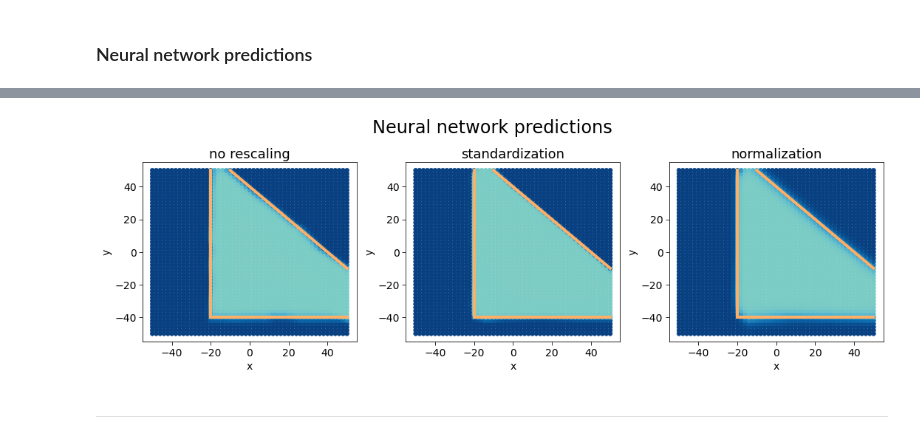
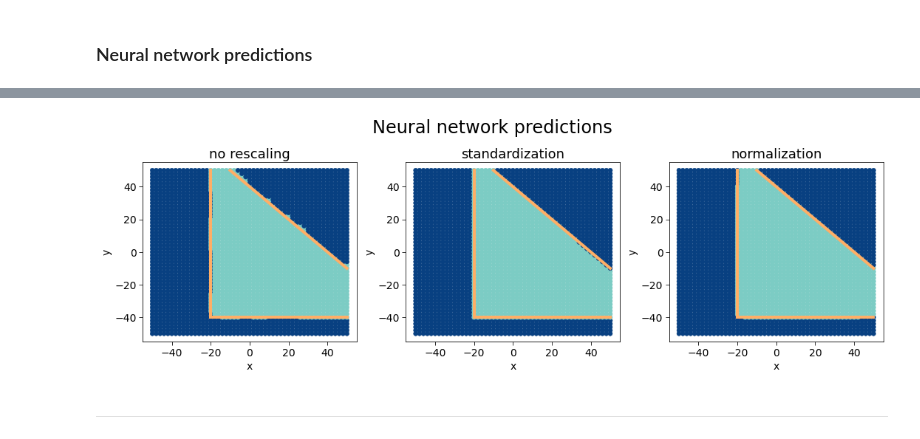
Before and after one commit to niklai99/LCP-modB, a Jupyter notebook: 02-DNN/02-DNN-3.ipynb, the cells around one changed output, grey strips where cells are left out. Cells and saved outputs as stored; diff of their text form; code cells hidden in the pictures.

Commit message:
added confusion matrices

```diff
--- a/02-DNN/02-DNN-3.ipynb
+++ b/02-DNN/02-DNN-3.ipynb
@@ -96,10 +95,12 @@ plt.show()
 grid_pred = create_data.create_grid(B=B, dx=2)
 
 grid_nr   = np.copy(grid_pred)
-grid_std  = preprocess.standardize(grid_pred, np.mean(grid, axis=0), np.std(grid, axis=0))
+grid_std  = preprocess.standardize(grid_pred, np.mean(grid_pred, axis=0), np.std(grid_pred, axis=0))
 grid_norm = preprocess.normalize(grid_pred)
 
 pred_grids = np.array([grid_nr, grid_std, grid_norm])
+
+grid_labels = create_data.assign_label(grid_pred)
 # %% [markdown]
 ### Training, test, validation
 # %%
@@ -343,13 +344,14 @@ plt.show()
 # %% [markdown]
 ### Weights and biases
 # %%
-for network in networks:
+for i, network in enumerate(networks):
 
     weights = network.get_weights()
 
     axes = plot_utils.plot_weights(
-        weights = weights,
-        figsize = (14, 18),
+        weights  = weights,
+        figsize  = (14, 18),
+        suptitle = titles[i],
     )
 
     plt.show()
@@ -362,13 +364,42 @@ for network in networks:
 # %%
 predictions        = []
 binary_predictions = []
+confusion_matrices = []
 
 for i in range(len(dataset)):
 
-    y_pred = networks[i].predict(grids[i])
+    y_pred = networks[i].predict(pred_grids[i])
     predictions.append(plot_utils.flatten(y_pred))
 
     pred_binary = y_pred.copy()
     pred_binary[y_pred <= 0.5] = 0
     pred_binary[y_pred >  0.5] = 1
     binary_predictions.append(plot_utils.flatten(pred_binary))
+
+    cm = confusion_matrix(grid_labels, plot_utils.flatten(pred_binary))
+    confusion_matrices.append(cm)
+# %%
+labels = [0, 1]
+fontsize=18
+
+fig = plt.figure(figsize=(15,5), constrained_layout=True)
+
+for i, cm in enumerate(confusion_matrices):
+
+    ax = fig.add_subplot(131+i)
+
+    total_0, total_1 =  np.sum(cm, axis=1)
+
+    cm_norm_0 = cm[0]/total_0
+    cm_norm_1 = cm[1]/total_1
+
+    cm_norm = np.vstack((cm_norm_0, cm_norm_1))
+
+    plot_utils.plot_confusion_matrix(
+        cm = cm_norm,
+        ax = ax,
+        title = titles[i]
+    )
+
+
+plt.show()
@@ -375,25 +408,25 @@ for i in range(len(dataset)):
 # %%
 fig = plt.figure(figsize=(15,5))
 fig.suptitle("Neural network predictions", fontsize=24)
 
 for i in range(len(dataset)):
 
     ax  = plot_utils.plot_labeled_data(
         x               = grid_nr,
-        labels          = predictions[i],
+        labels          = binary_predictions[i],
         fig             = fig,
         subplot_id      = 131+i,
         title           = titles[i],
         palette         = "GnBu_r",
         hue_norm        = (0, 2),
         fontsize        = 14,
         legend          = False
     )
     plot_utils.boundaries(ax)
 
 plt.show()
 # %% [output]
-[figure, old version]
+[figure, new version]
 # %% [markdown]
 ---
 # %% [markdown]
```
Also changed, not shown: parts of 8 cells of this notebook, 1 other file.
